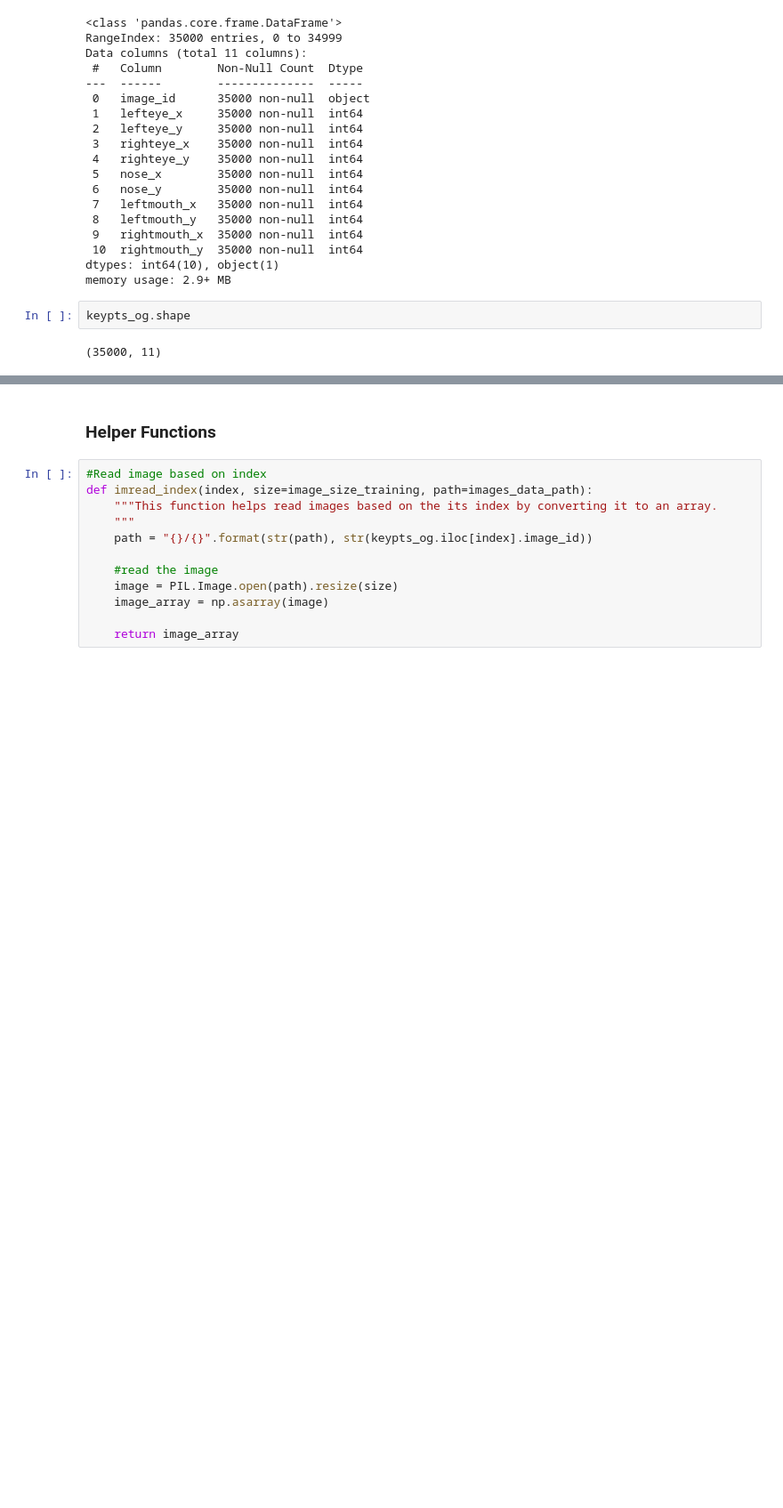
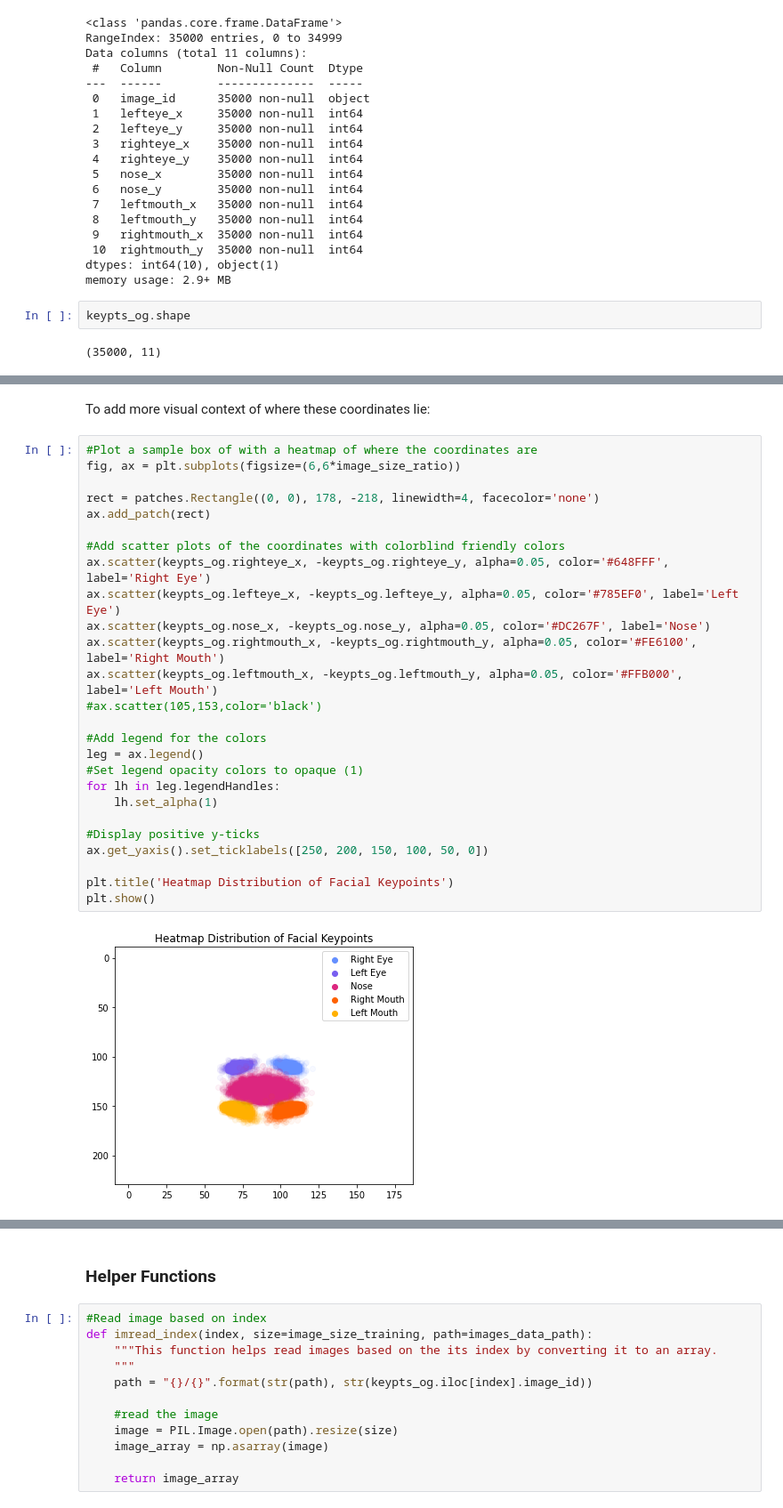
Before and after one commit to scho-git/springboard, a Jupyter notebook: face_detection_project/face-classification.ipynb, the cells around one changed output, grey strips where cells are left out. Shown: that part at 89% size. Cells and saved outputs as stored; diff of their text form; blank space fills up the shorter version.

Commit message:
Added more EDA on keypoints (heatmap) and correlation map of facial attributes + more markdown

```diff
--- a/face_detection_project/face-classification.ipynb
+++ b/face_detection_project/face-classification.ipynb
@@ -154,0 +278,30 @@ plt.show()
+# %% [markdown]
+To add more visual context of where these coordinates lie:
+# %%
+#Plot a sample box of with a heatmap of where the coordinates are
+fig, ax = plt.subplots(figsize=(6,6*image_size_ratio))
+
+rect = patches.Rectangle((0, 0), 178, -218, linewidth=4, facecolor='none')
+ax.add_patch(rect)
+
+#Add scatter plots of the coordinates with colorblind friendly colors
+ax.scatter(keypts_og.righteye_x, -keypts_og.righteye_y, alpha=0.05, color='#648FFF', label='Right Eye')
+ax.scatter(keypts_og.lefteye_x, -keypts_og.lefteye_y, alpha=0.05, color='#785EF0', label='Left Eye')
+ax.scatter(keypts_og.nose_x, -keypts_og.nose_y, alpha=0.05, color='#DC267F', label='Nose')
+ax.scatter(keypts_og.rightmouth_x, -keypts_og.rightmouth_y, alpha=0.05, color='#FE6100', label='Right Mouth')
+ax.scatter(keypts_og.leftmouth_x, -keypts_og.leftmouth_y, alpha=0.05, color='#FFB000', label='Left Mouth')
+#ax.scatter(105,153,color='black')
+
+#Add legend for the colors
+leg = ax.legend()
+#Set legend opacity colors to opaque (1)
+for lh in leg.legendHandles:
+    lh.set_alpha(1)
+
+#Display positive y-ticks
+ax.get_yaxis().set_ticklabels([250, 200, 150, 100, 50, 0])
+
+plt.title('Heatmap Distribution of Facial Keypoints')
+plt.show()
+# %% [output]
+[figure, added]
```
Also changed, not shown: parts of 38 cells of this notebook.
